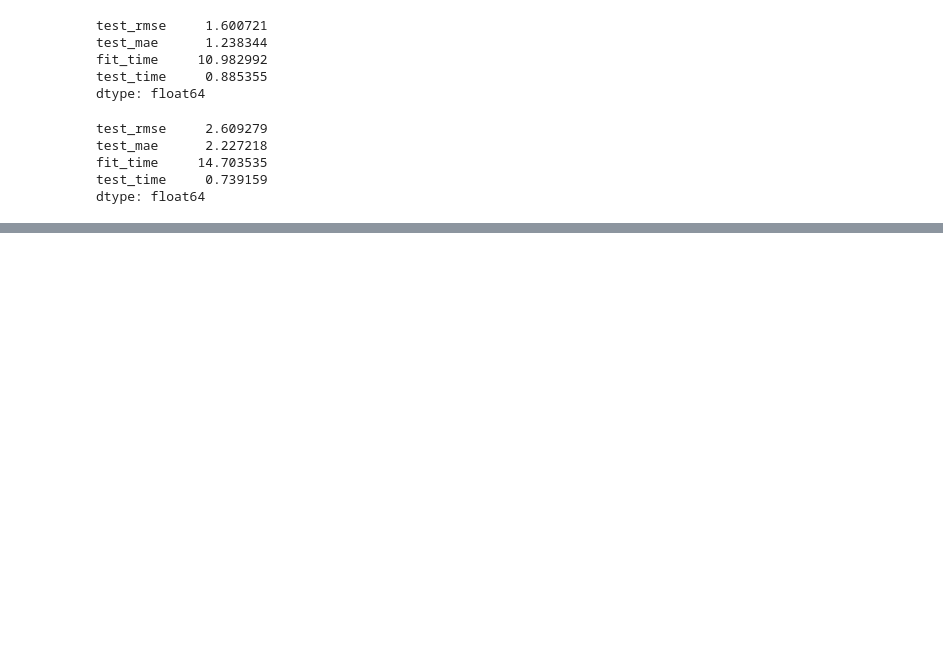
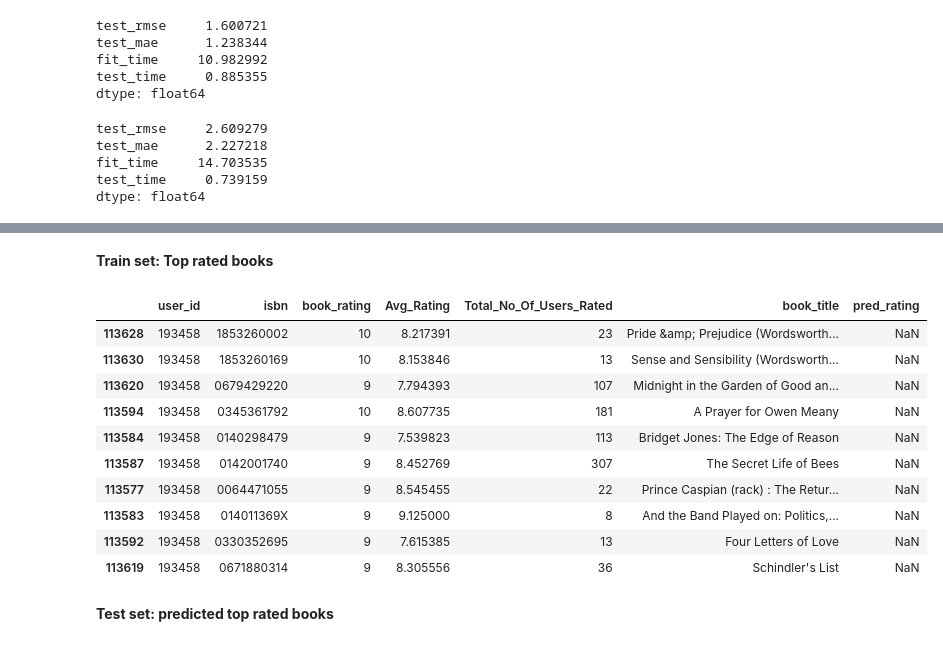
Before and after one commit to umeshbudhori/-Book-Recommendation-System, a Jupyter notebook: Book_Recommendation_System.ipynb, the cells around one changed output, grey strips where cells are left out. Saved outputs shown, nothing was run; the diff lists cells and outputs as text; code cells hidden in the pictures; blank space fills up the shorter version.

```diff
--- a/Book_Recommendation_System.ipynb
+++ b/Book_Recommendation_System.ipynb
@@ -606,0 +679,21 @@ dtype: float64
+# %% [markdown]
+**Train set: Top rated books**
+# %%
+selected_user_id = 193458
+df_user = df_ext[df_ext['user_id']==selected_user_id]
+
+df_user[(df_user['pred_rating'].isna())&(df_user['book_rating']>=9)].sample(10)
+# %% [output]
+|  | user_id | isbn | book_rating | Avg_Rating | Total_No_Of_Users_Rated | book_title | pred_rating |
+| 113628 | 193458 | 1853260002 | 10 | 8.217391 | 23 | Pride &amp; Prejudice (Wordsworth... | NaN |
+| 113630 | 193458 | 1853260169 | 10 | 8.153846 | 13 | Sense and Sensibility (Wordsworth... | NaN |
+| 113620 | 193458 | 0679429220 | 9 | 7.794393 | 107 | Midnight in the Garden of Good an... | NaN |
+| 113594 | 193458 | 0345361792 | 10 | 8.607735 | 181 | A Prayer for Owen Meany | NaN |
+| 113584 | 193458 | 0140298479 | 9 | 7.539823 | 113 | Bridget Jones: The Edge of Reason | NaN |
+| 113587 | 193458 | 0142001740 | 9 | 8.452769 | 307 | The Secret Life of Bees | NaN |
+| 113577 | 193458 | 0064471055 | 9 | 8.545455 | 22 | Prince Caspian (rack) : The Retur... | NaN |
+| 113583 | 193458 | 014011369X | 9 | 9.125000 | 8 | And the Band Played on: Politics,... | NaN |
+| 113592 | 193458 | 0330352695 | 9 | 7.615385 | 13 | Four Letters of Love | NaN |
+| 113619 | 193458 | 0671880314 | 9 | 8.305556 | 36 | Schindler's List | NaN |
+# %% [markdown]
+**Test set: predicted top rated books**
```
Also changed, not shown: parts of 50 cells of this notebook.
